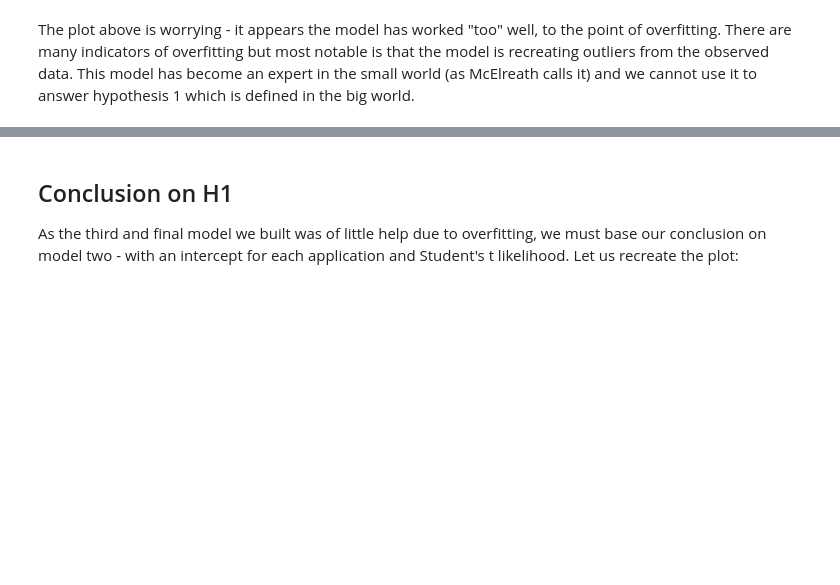
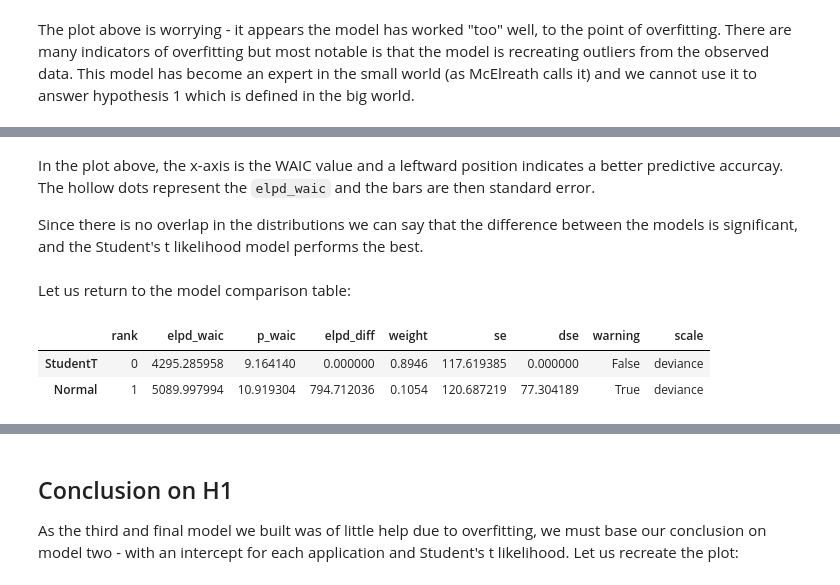
Before and after one commit to joakimGD/PRPRO-exam, a Jupyter notebook: main-question.ipynb, the cells around one changed output, grey strips where cells are left out. Saved outputs shown, nothing was run; the diff lists cells and outputs as text; code cells hidden in the pictures; blank space fills up the shorter version.

```diff
--- a/main-question.ipynb
+++ b/main-question.ipynb
@@ -811,0 +827,12 @@ We see that the model using a lognormal likelihood has a better predictive capab
+# %% [markdown]
+In the plot above, the x-axis is the WAIC value and a leftward position indicates a better predictive accurcay. The hollow dots represent the `elpd_waic` and the bars are then standard error.
+
+Since there is no overlap in the distributions we can say that the difference between the models is significant, and the Student's t likelihood model performs the best.
+# %% [markdown]
+Let us return to the model comparison table:
+# %%
+compare_df
+# %% [output]
+|  | rank | elpd_waic | p_waic | elpd_diff | weight | se | dse | warning | scale |
+| StudentT | 0 | 4295.285958 | 9.164140 | 0.000000 | 0.8946 | 117.619385 | 0.000000 | False | deviance |
+| Normal | 1 | 5089.997994 | 10.919304 | 794.712036 | 0.1054 | 120.687219 | 77.304189 | True | deviance |
```
Also changed, not shown: parts of 8 cells of this notebook.
